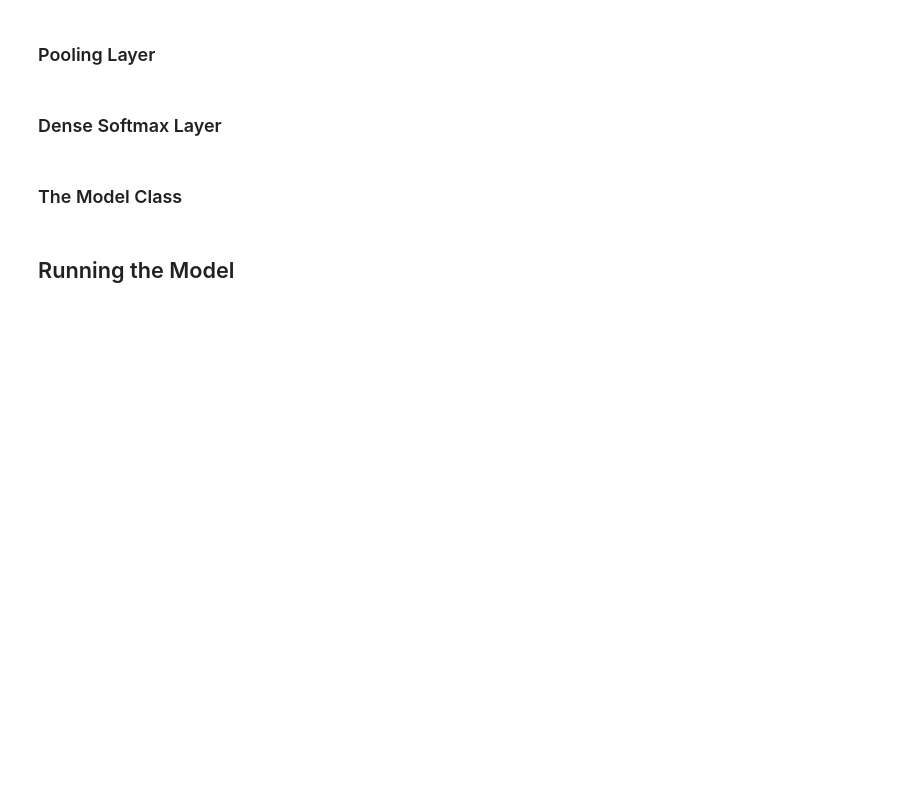
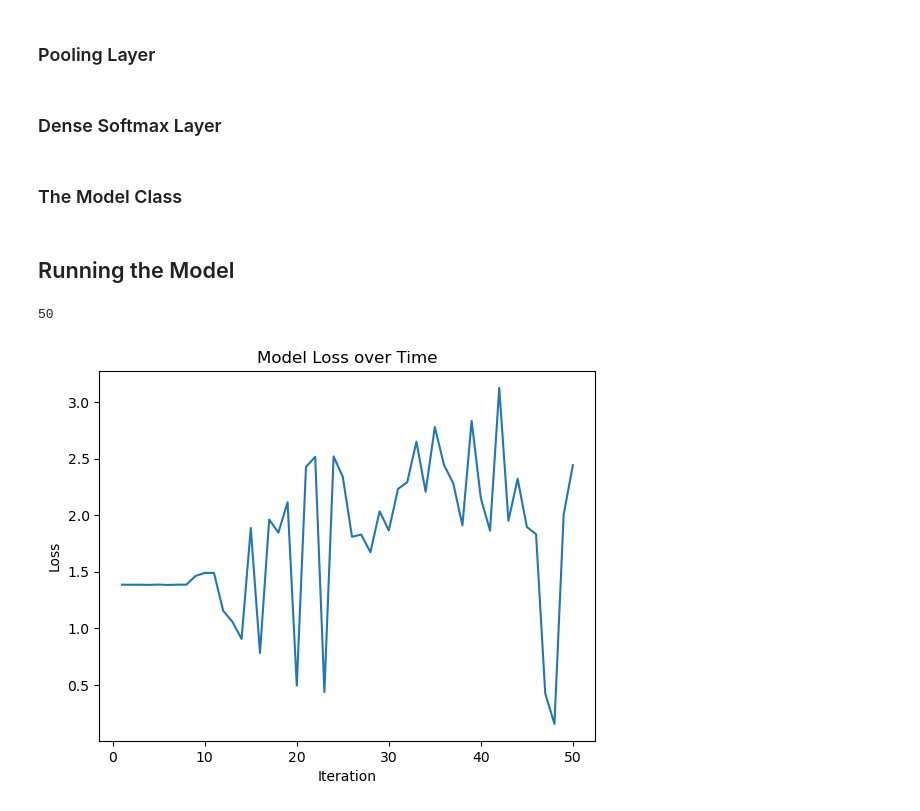
Before and after one commit to nwetmore99/Tom-and-Jerry, a Jupyter notebook: tom_jerry_nathan.ipynb, the cells around one changed output. Saved outputs shown, nothing was run; the diff lists cells and outputs as text; code cells hidden in the pictures; blank space fills up the shorter version.

```diff
--- a/tom_jerry_nathan.ipynb
+++ b/tom_jerry_nathan.ipynb
@@ -99,5 +101,4 @@ def class_creator(row):
 y_true['class'] = y_true.apply(class_creator, axis=1)
 
 #drop all other columns and convert to an np array of the class values
-y_true = y_true.drop(['filename','tom','jerry'],axis=1)
 y_true = y_true['class'].values
@@ -323,19 +320,22 @@ class CNN:
         return out, loss, acc
 
     def train_model(self,X,y):
-        total_loss=[]
-        #total_acc=0
+        loss_history=[]
+        total_correct=0
+        acc_history=[]
         num_images = X.shape[0]
         print(num_images)
         for i in tqdm(range(num_images)):
-            _, loss, acc = mymodel.train_im(X[i],y[i],lr=0.1)
-            print(loss)
-            total_loss.append(loss)
-            #total_acc+=acc
-        plt.plot(range(1,num_images+1), total_loss)
+            _, loss, acc = mymodel.train_im(X[i],y[i],lr=0.001)
+            total_correct+=acc
+            loss_history.append(loss)
+            acc_history.append(total_correct / (i+1))
+
+        plt.plot(range(1,num_images+1), loss_history)
         plt.xlabel('Iteration')
         plt.ylabel('Loss')
         plt.title('Model Loss over Time')
+
 
     def predict(self):
         return
@@ -346,5 +346,12 @@ class CNN:
 ## Running the Model
 # %%
 mymodel = CNN(8,images[0].shape,4)
+# %%
+selection = np.random.permutation(images.shape[0])
+rand_order_im = images[selection]
+rand_order_truth = y_true[selection]
 # %%
-mymodel.train_model(images[0:50], y_true)
+mymodel.train_model(rand_order_im[0:50], rand_order_truth)
+# %% [output]
+50
+[figure, added]
```
Also changed, not shown: parts of 6 cells of this notebook.
